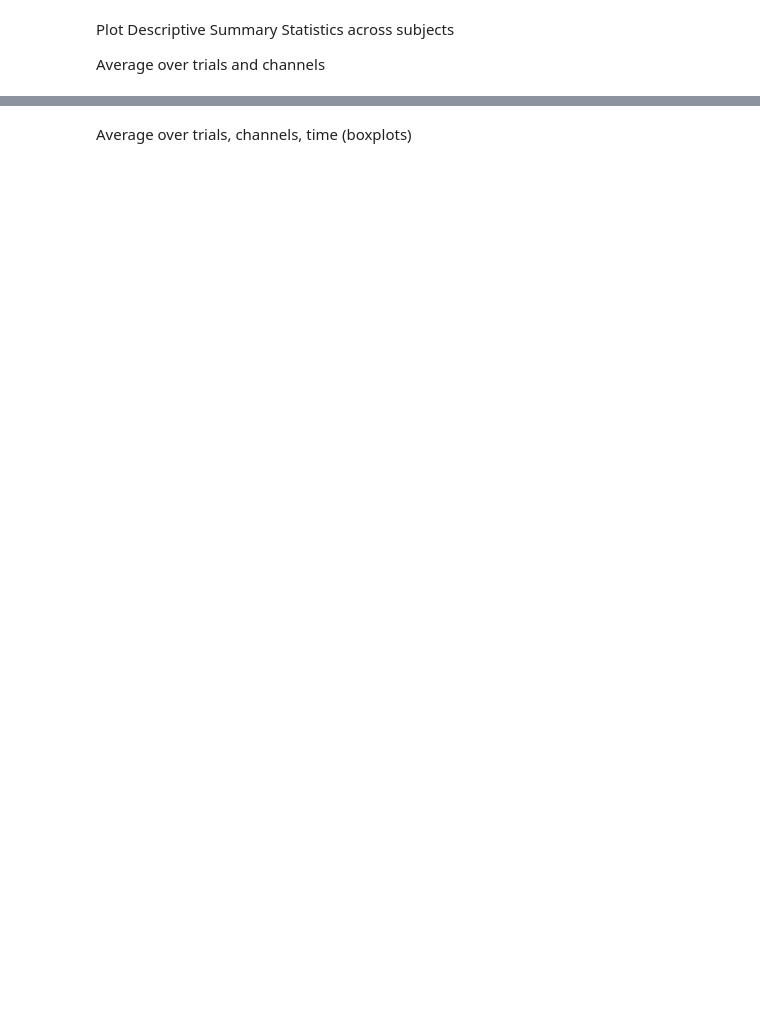
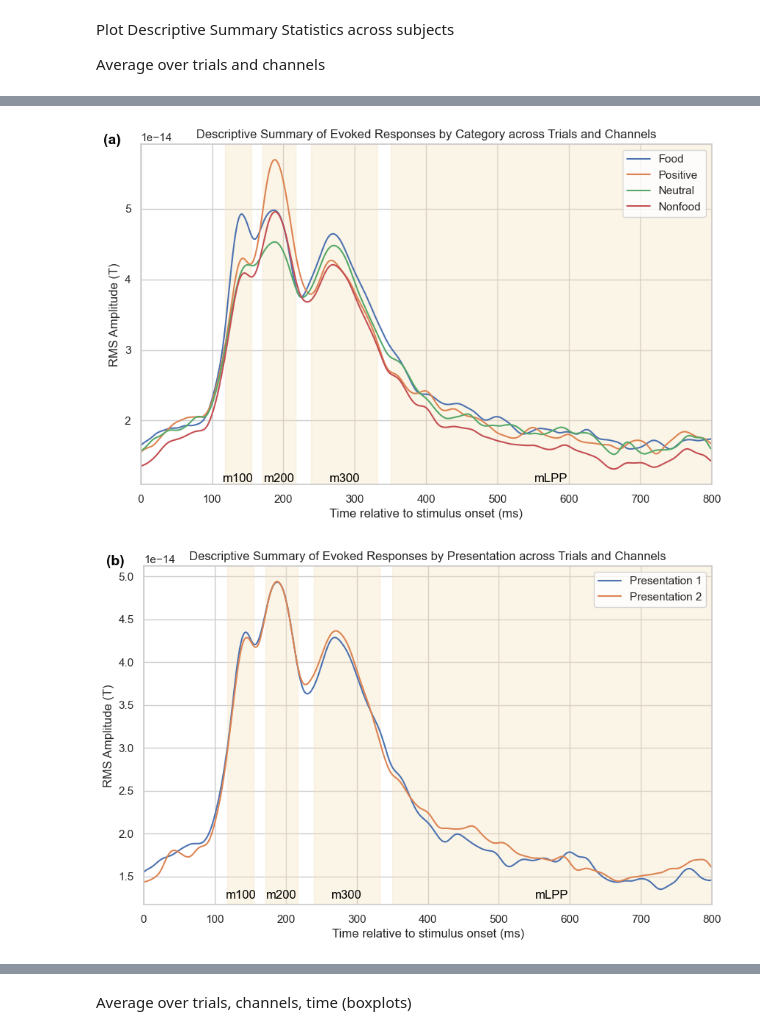
Before and after one commit to DonEnricoEsteve/ML_NN_Project, a Jupyter notebook: MEG_decoding.ipynb, the cells around one changed output, grey strips where cells are left out. Saved outputs shown, nothing was run; the diff lists cells and outputs as text; code cells hidden in the pictures; blank space fills up the shorter version.

```diff
--- a/MEG_decoding.ipynb
+++ b/MEG_decoding.ipynb
@@ -1522,7 +1487,7 @@ Plot Descriptive Summary Statistics across subjects
 Average over trials and channels
 # %%
 # Set directories
-data_dir = 'Z:\Don\ML_Project\Window files\M100\evoked_cond_concat_binary_and_multiclass'  # Directory containing all subject directories
+data_dir = 'z:\Don\ML_Project\Poststimulus_files\evoked_cond_concat_binary_and_multiclass'  # Directory containing all subject directories
 subjects = [d for d in os.listdir(data_dir) if d.startswith('sub_')]
 conditions = ['food', 'positive', 'neutral', 'nonfood',
               'food_1', 'food_2', 'positive_1', 'positive_2',
@@ -1546,18 +1511,25 @@ for subject in subjects:
         if os.path.exists(condition_path):
             data = np.load(condition_path)  # Shape: (n_trials, n_channels, n_time)
 
-            # Compute RMS across trials and channels, keeping time
-            rms_data = np.sqrt(np.mean(np.square(data), axis=(0, 1)))  # RMS across trials and channels, keeping time
+            # Average across trials (axis 0)
+            data_avg_trials = np.mean(data, axis=0)  # Shape: (n_channels, n_time)
 
-            # Compute SEM across trials and channels
-            n_trials_channels = data.shape[0] * data.shape[1]  # Total number of trials and channels
-            sem_data = np.std(data, axis=(0, 1)) / np.sqrt(n_trials_channels)  # SEM across trials and channels
+            # Compute RMS across channels (axis 0 of the averaged data)
+            rms_data = np.sqrt(np.mean(np.square(data_avg_trials), axis=0))  # RMS across channels, keeping time
+
+            # Compute SEM across trials (axis 0)
+            sem_data = rms_data / np.sqrt(data.shape[0]*data.shape[1])  # SEM from RMS, keeping time
+
+            # # Average the SEM across channels (axis 0)
+            # sem_data = np.mean(sem_data, axis=0)
 
             # Truncate the data up to the desired time point
             rms_data_truncated = rms_data[:time_truncate_points]
             sem_data_truncated = sem_data[:time_truncate_points]
 
             # Append results to the summary_stats dictionary
+            if condition not in summary_stats:
+                summary_stats[condition] = {'rms': [], 'sem': []}
             summary_stats[condition]['rms'].append(rms_data_truncated)
             summary_stats[condition]['sem'].append(sem_data_truncated)
 
@@ -1569,8 +1541,8 @@ for condition in conditions:
     final_rms[condition] = np.mean(summary_stats[condition]['rms'], axis=0)
     final_sem[condition] = np.mean(summary_stats[condition]['sem'], axis=0)
 
-final_rms_savepath = "Z:\Don\ML_Project\Summary_statistics_plots/M200_rms.npy"
+final_rms_savepath = "Z:\Don\ML_Project\Summary_statistics_plots/poststimulus_rms_new2.npy"
 np.save(final_rms_savepath, final_rms, allow_pickle=True)
 
-final_sem_savepath = "Z:\Don\ML_Project\Summary_statistics_plots/M200_sem.npy"
+final_sem_savepath = "Z:\Don\ML_Project\Summary_statistics_plots/poststimulus_sem_new2.npy"
 np.save(final_sem_savepath, final_sem, allow_pickle=True)
@@ -1577,5 +1590,5 @@ np.save(final_sem_savepath, final_sem, allow_pickle=True)
 # %%
-final_rms = np.load("Z:\Don\ML_Project\Summary_statistics_plots/poststimulus_rms.npy", allow_pickle=True)
+final_rms = np.load("Z:\Don\ML_Project\Summary_statistics_plots/poststimulus_rms_new2.npy", allow_pickle=True)
 final_rms = final_rms.item()
-final_sem = np.load("Z:\Don\ML_Project\Summary_statistics_plots/poststimulus_sem.npy", allow_pickle=True)
+final_sem = np.load("Z:\Don\ML_Project\Summary_statistics_plots/poststimulus_sem_new2.npy", allow_pickle=True)
 final_sem = final_sem.item()
@@ -1714,0 +1595,15 @@ plt.show()
+# %%
+conditions = ["food", "positive", "neutral", "nonfood"]
+labels = ["Food", "Positive", "Neutral", "Nonfood"]
+plot_summary_signals(final_rms, conditions, labels, "(a)", "Category", 0.2)
+
+conditions = ["pres_1", "pres_2"]
+labels = ['Presentation 1', "Presentation 2"]
+plot_summary_signals(final_rms, conditions, labels, "(b)", "Presentation", 0.25)
+
+conditions = ["food_1", "food_2", "positive_1", "positive_2", "neutral_1", "neutral_2", "nonfood_1", "nonfood_2"]
+labels = ['Food 1', "Food 2", "Positive 1", "Positive 2", "Neutral 1", "Neutral 2", "Nonfood 1", "Nonfood 2"]
+plot_summary_signals(final_rms, conditions, labels, "(c)", "Category and Presentation", 0.23)
+# %% [output]
+[figure, added]
+[figure, added]
```
Also changed, not shown: parts of 20 cells of this notebook.
